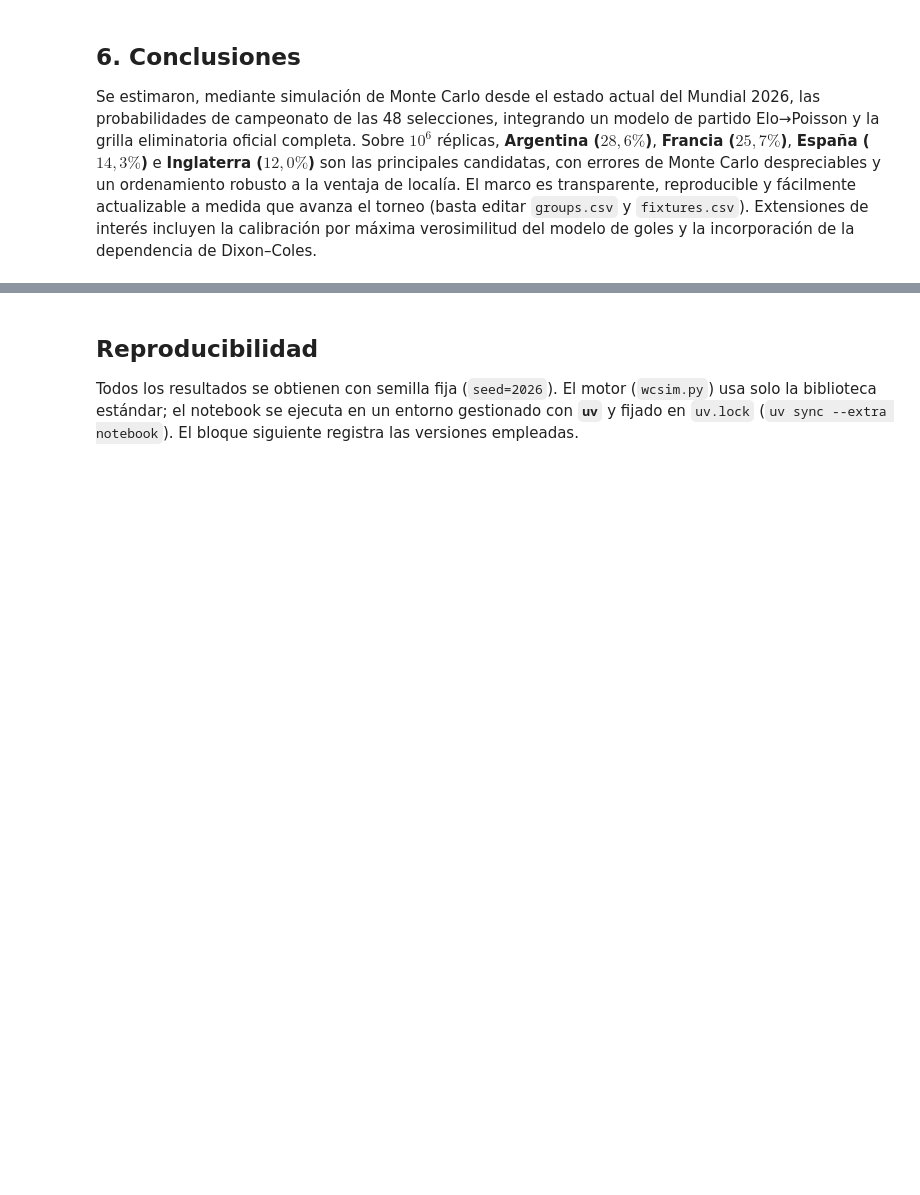
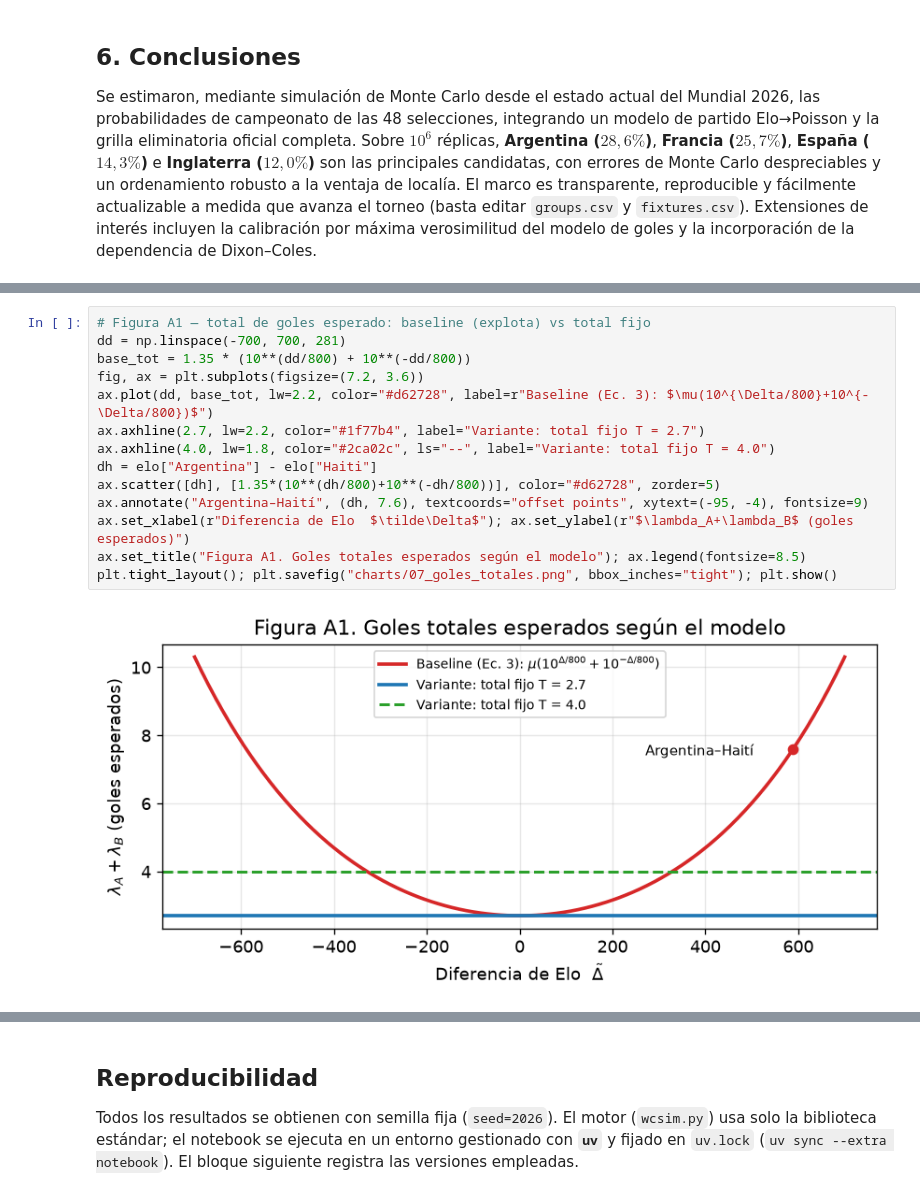
Before and after one commit to nmoguilner/ceia_add, a Jupyter notebook: mundial2026-montecarlo/mundial2026.ipynb, the cells around one changed output, grey strips where cells are left out. Drawn from its saved outputs; the diff is of its cells as text; blank space fills up the shorter version.

```diff
--- a/mundial2026-montecarlo/mundial2026.ipynb
+++ b/mundial2026-montecarlo/mundial2026.ipynb
@@ -478,0 +495,16 @@ dependencia de Dixon–Coles.
+# %%
+# Figura A1 — total de goles esperado: baseline (explota) vs total fijo
+dd = np.linspace(-700, 700, 281)
+base_tot = 1.35 * (10**(dd/800) + 10**(-dd/800))
+fig, ax = plt.subplots(figsize=(7.2, 3.6))
+ax.plot(dd, base_tot, lw=2.2, color="#d62728", label=r"Baseline (Ec. 3): $\mu(10^{\Delta/800}+10^{-\Delta/800})$")
+ax.axhline(2.7, lw=2.2, color="#1f77b4", label="Variante: total fijo T = 2.7")
+ax.axhline(4.0, lw=1.8, color="#2ca02c", ls="--", label="Variante: total fijo T = 4.0")
+dh = elo["Argentina"] - elo["Haiti"]
+ax.scatter([dh], [1.35*(10**(dh/800)+10**(-dh/800))], color="#d62728", zorder=5)
+ax.annotate("Argentina–Haití", (dh, 7.6), textcoords="offset points", xytext=(-95, -4), fontsize=9)
+ax.set_xlabel(r"Diferencia de Elo  $\tilde\Delta$"); ax.set_ylabel(r"$\lambda_A+\lambda_B$ (goles esperados)")
+ax.set_title("Figura A1. Goles totales esperados según el modelo"); ax.legend(fontsize=8.5)
+plt.tight_layout(); plt.savefig("charts/07_goles_totales.png", bbox_inches="tight"); plt.show()
+# %% [output]
+[figure, added]
```
Also changed, not shown: parts of 5 cells of this notebook, 6 other files.
